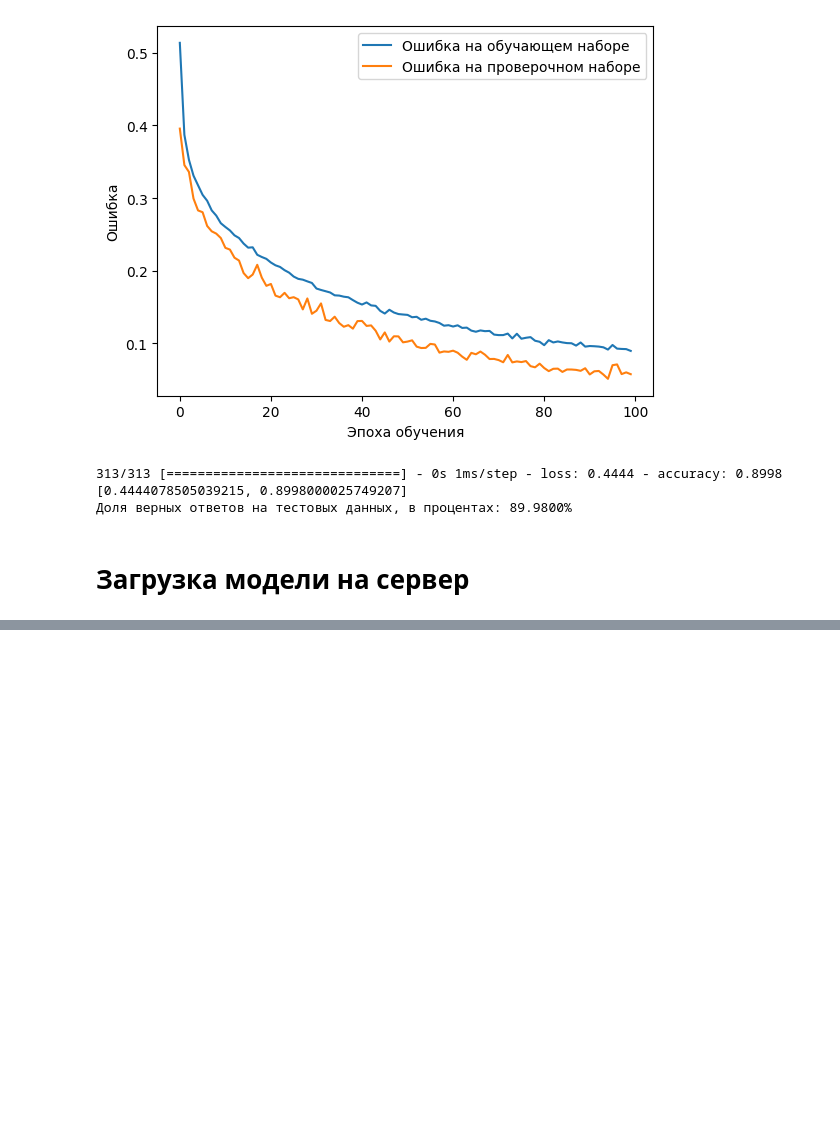
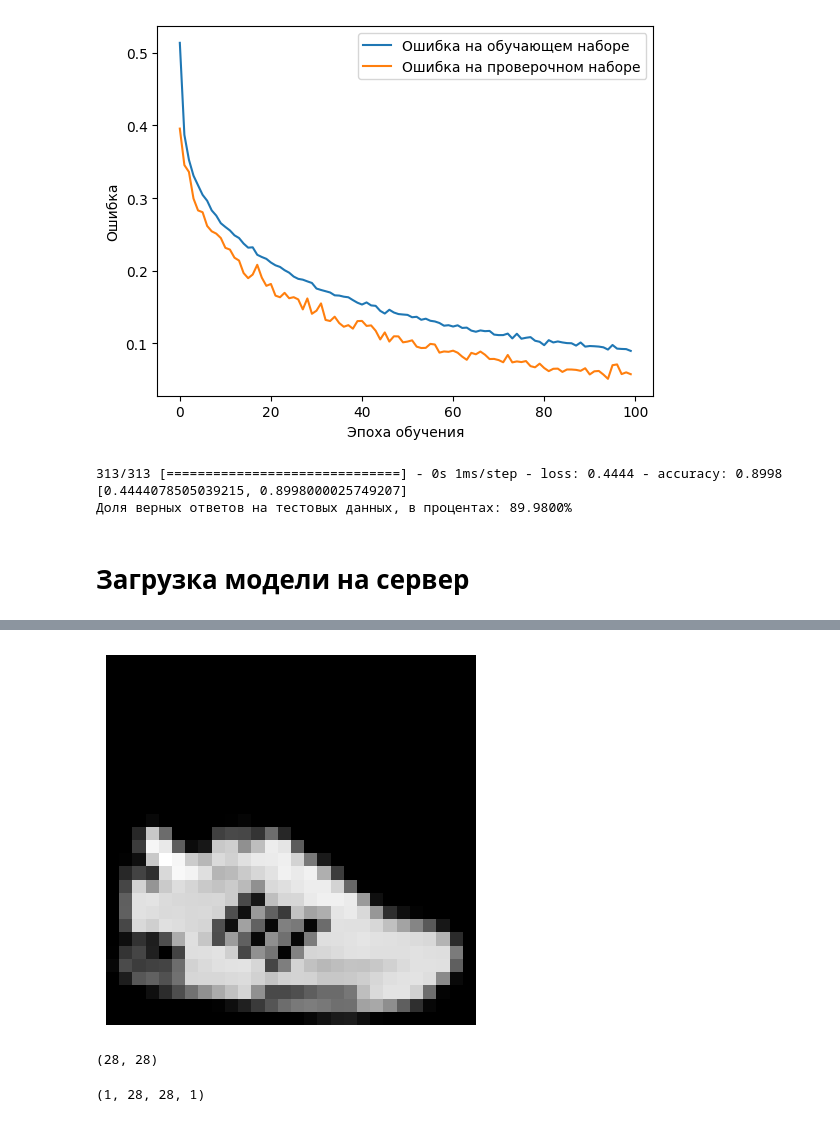
Before and after one commit to Shams3DDD/google_colab, a Jupyter notebook: Копия_блокнота_"Базовый_блок_|_Интеграция_нейронной_сети_на_ДЕМО_ПАНЕЛЬ_|_ДЗ_Lite_|_УИИ".ipynb, the cells around one changed output, grey strips where cells are left out. Cells and saved outputs as stored; diff of their text form; code cells hidden in the pictures; blank space fills up the shorter version.

```diff
--- a/Копия_блокнота_"Базовый_блок_|_Интеграция_нейронной_сети_на_ДЕМО_ПАНЕЛЬ_|_ДЗ_Lite_|_УИИ".ipynb
+++ b/Копия_блокнота_"Базовый_блок_|_Интеграция_нейронной_сети_на_ДЕМО_ПАНЕЛЬ_|_ДЗ_Lite_|_УИИ".ipynb
@@ -252,0 +259,20 @@ print()
+# %%
+test_image = ImageOps.grayscale(image)
+test_image = ImageOps.invert(test_image)
+test_image = test_image.resize((28, 28))
+test_image = np.array(test_image) / 255
+
+plt.imshow(test_image, cmap="gray")
+plt.axis("off")
+plt.show()
+# %% [output]
+[figure, added]
+# %%
+test_image.shape
+# %% [output]
+(28, 28)
+# %%
+test_image = test_image[np.newaxis, ..., np.newaxis]
+print(test_image.shape)
+# %% [output]
+(1, 28, 28, 1)
```
Also changed, not shown: parts of 5 cells of this notebook.
